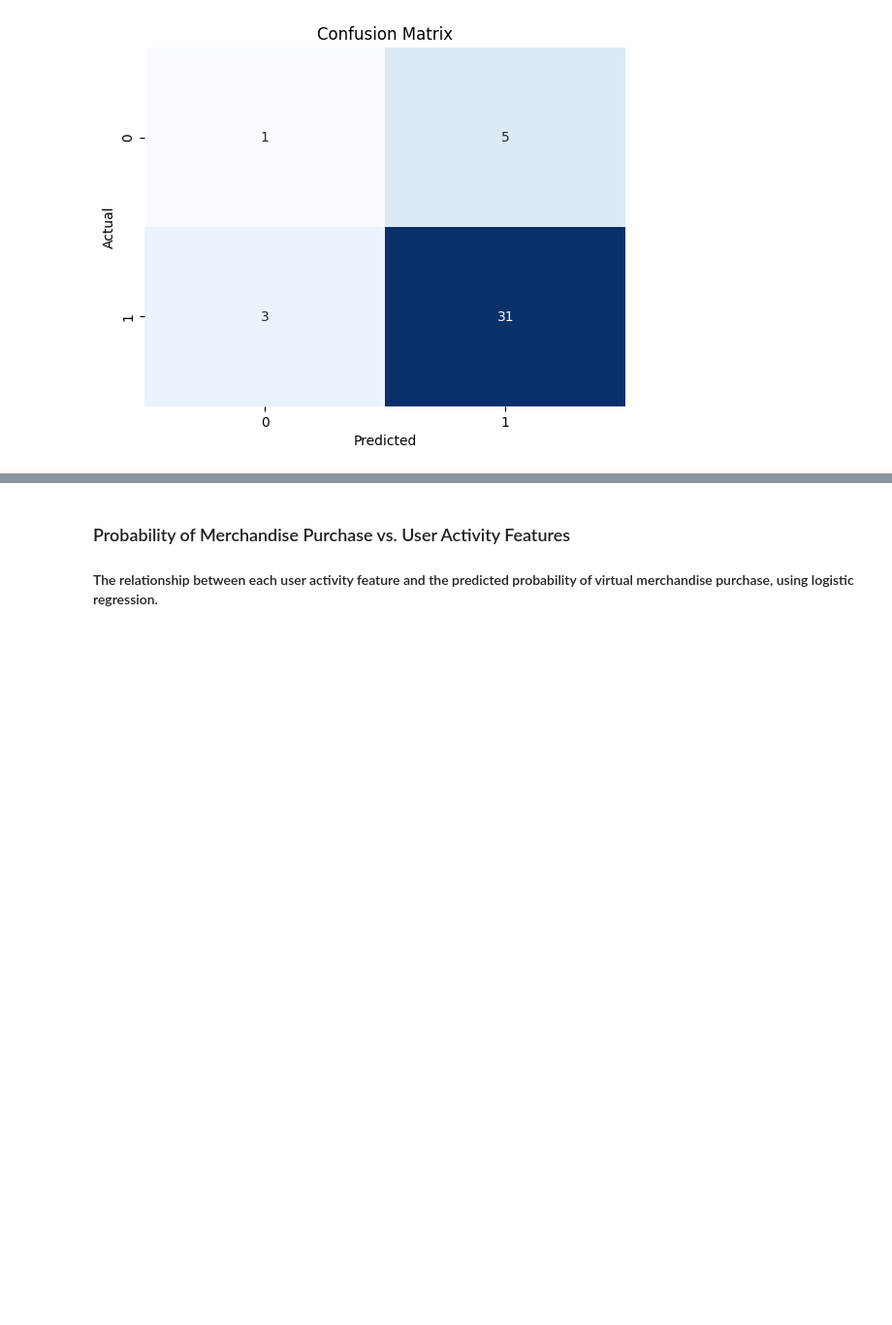
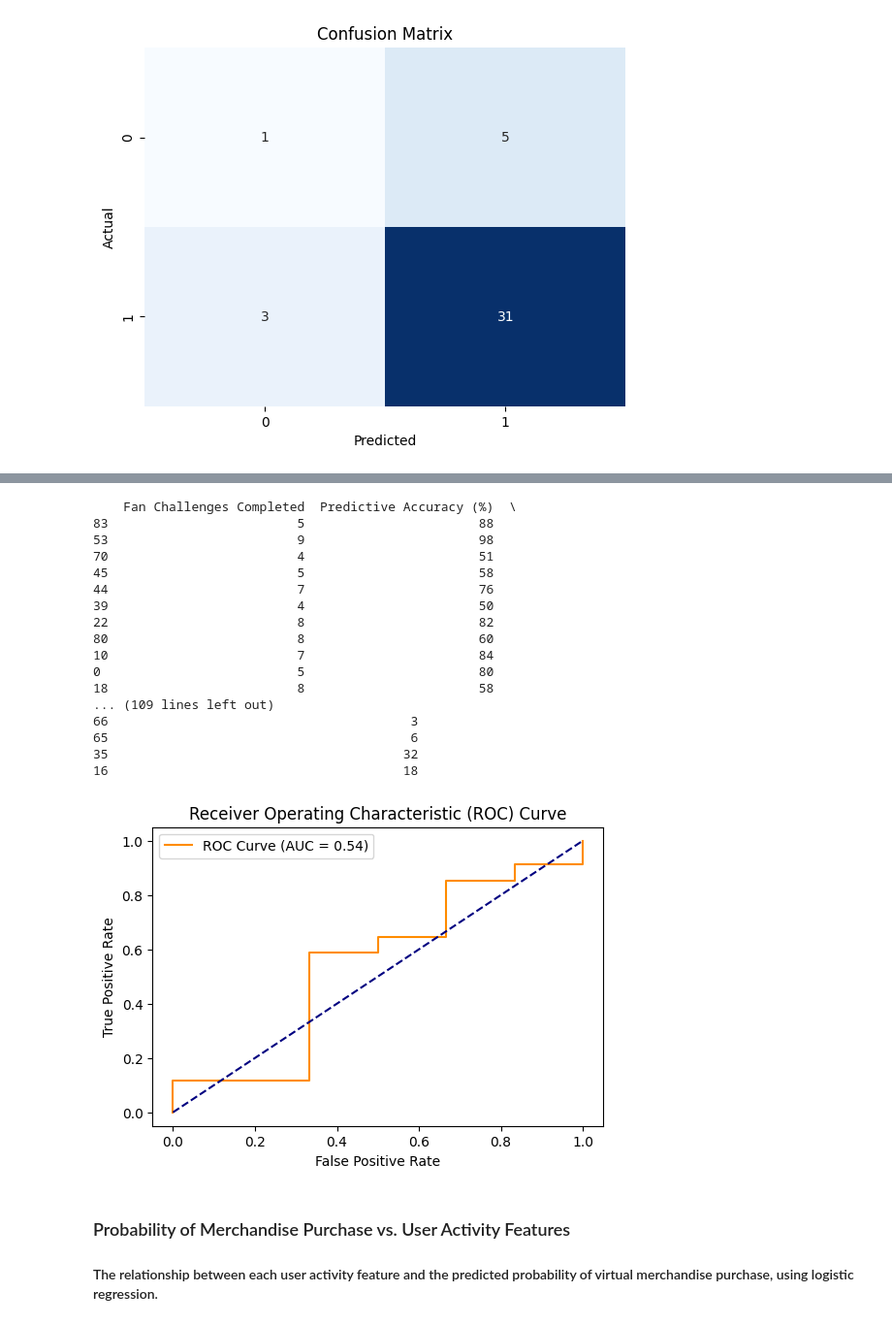
Before and after one commit to TriAnLe171/XTern_Data_Science, a Jupyter notebook: code_and_analysis.ipynb, the cells around one changed output, grey strips where cells are left out. Shown: that part at 97% size. Drawn from its saved outputs; the diff is of its cells as text; code cells hidden in the pictures; blank space fills up the shorter version.

```diff
--- a/code_and_analysis.ipynb
+++ b/code_and_analysis.ipynb
@@ -176,3 +194,35 @@ plt.show()
+# %%
+y_proba = model.predict_proba(X_test)[:, 1]
+fpr, tpr, thresholds = roc_curve(y_test, y_proba)
+roc_auc = auc(fpr, tpr)
+print(X_test)
+plt.figure(figsize=(6, 4))
+plt.plot(fpr, tpr, color='darkorange', label=f'ROC Curve (AUC = {roc_auc:.2f})')
+plt.plot(fpr, fpr, color='navy', linestyle='--')  # Diagonal line
+plt.xlabel('False Positive Rate')
+plt.ylabel('True Positive Rate')
+plt.title('Receiver Operating Characteristic (ROC) Curve')
+plt.legend()
+plt.show()
+# %% [output]
+    Fan Challenges Completed  Predictive Accuracy (%)  \
+83                         5                       88
+53                         9                       98
+70                         4                       51
+45                         5                       58
+44                         7                       76
+39                         4                       50
+22                         8                       82
+80                         8                       60
+10                         7                       84
+0                          5                       80
+18                         8                       58
+... (109 lines left out)
+66                                        3
+65                                        6
+35                                       32
+16                                       18
+[figure, added]
 # %% [markdown]
 ### Probability of Merchandise Purchase vs. User Activity Features
 
```
Also changed, not shown: parts of 15 cells of this notebook.
